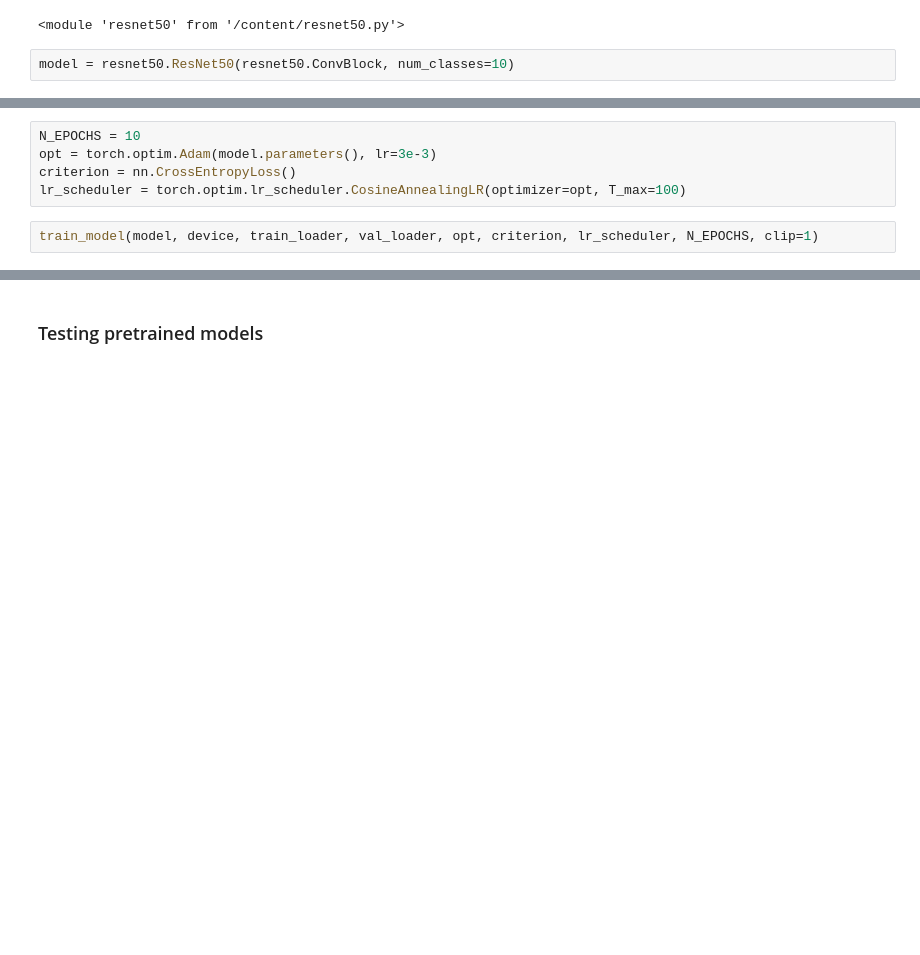
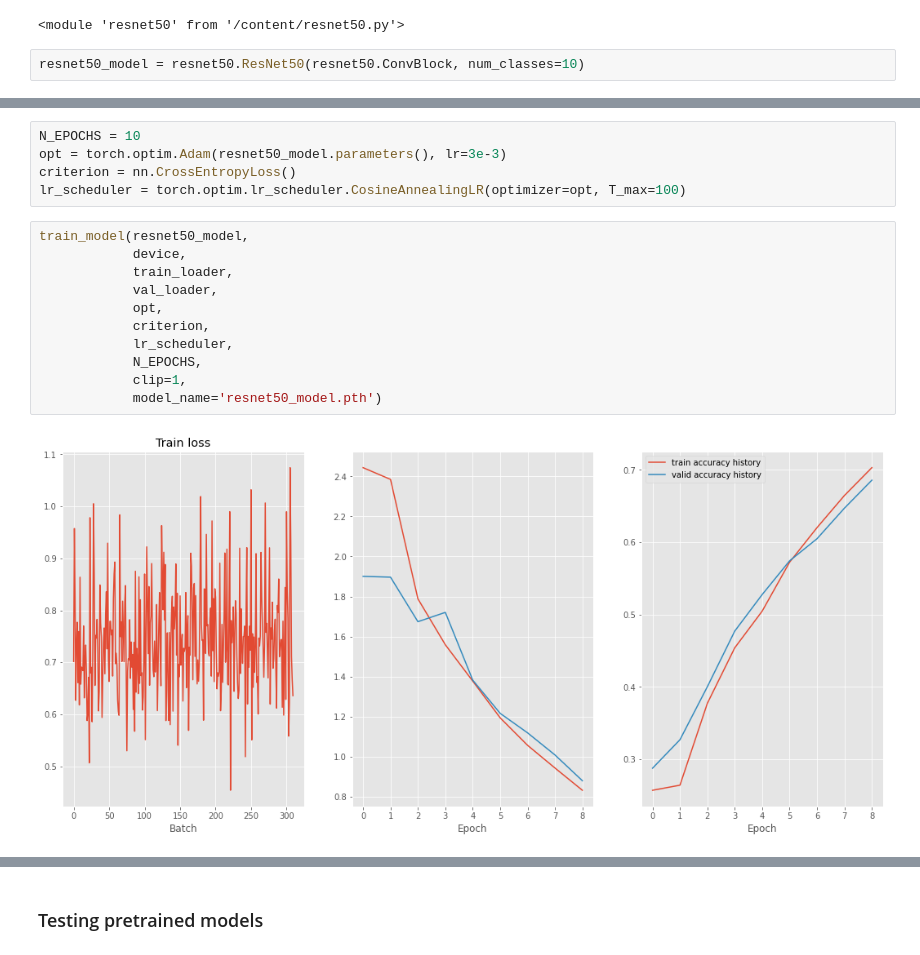
Before and after one commit to LukashevichIlya/CV-1C, a Jupyter notebook: Classification/Classification notebook.ipynb, the cells around one changed output, grey strips where cells are left out. Saved outputs shown, nothing was run; the diff lists cells and outputs as text; blank space fills up the shorter version.

```diff
--- a/Classification/Classification notebook.ipynb
+++ b/Classification/Classification notebook.ipynb
@@ -102,5 +124,5 @@ imp.reload(resnet50)
 # %% [output]
 <module 'resnet50' from '/content/resnet50.py'>
 # %%
-model = resnet50.ResNet50(resnet50.ConvBlock, num_classes=10)
+resnet50_model = resnet50.ResNet50(resnet50.ConvBlock, num_classes=10)
 # %%
@@ -125,8 +147,19 @@ ResNet50(
 )
 # %%
 N_EPOCHS = 10
-opt = torch.optim.Adam(model.parameters(), lr=3e-3)
+opt = torch.optim.Adam(resnet50_model.parameters(), lr=3e-3)
 criterion = nn.CrossEntropyLoss()
 lr_scheduler = torch.optim.lr_scheduler.CosineAnnealingLR(optimizer=opt, T_max=100)
 # %%
-train_model(model, device, train_loader, val_loader, opt, criterion, lr_scheduler, N_EPOCHS, clip=1)
+train_model(resnet50_model,
+            device,
+            train_loader,
+            val_loader,
+            opt,
+            criterion,
+            lr_scheduler,
+            N_EPOCHS,
+            clip=1,
+            model_name='resnet50_model.pth')
+# %% [output]
+[figure, added]
```
Also changed, not shown: parts of 28 cells of this notebook, 1 other file.
